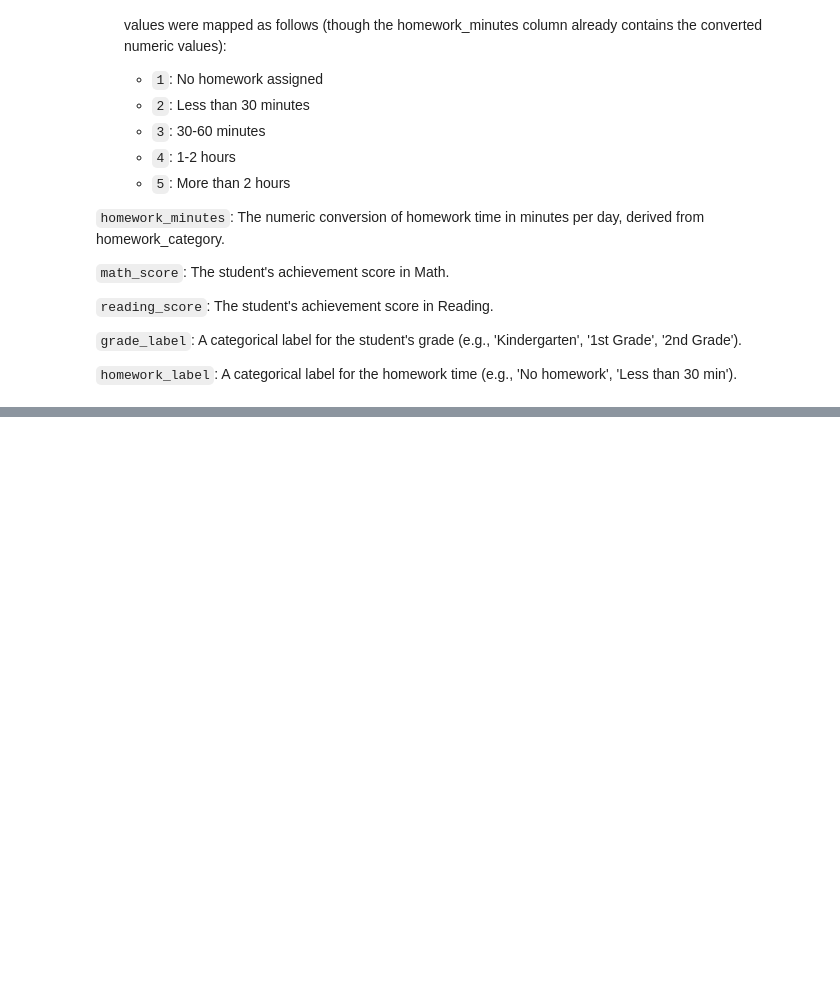
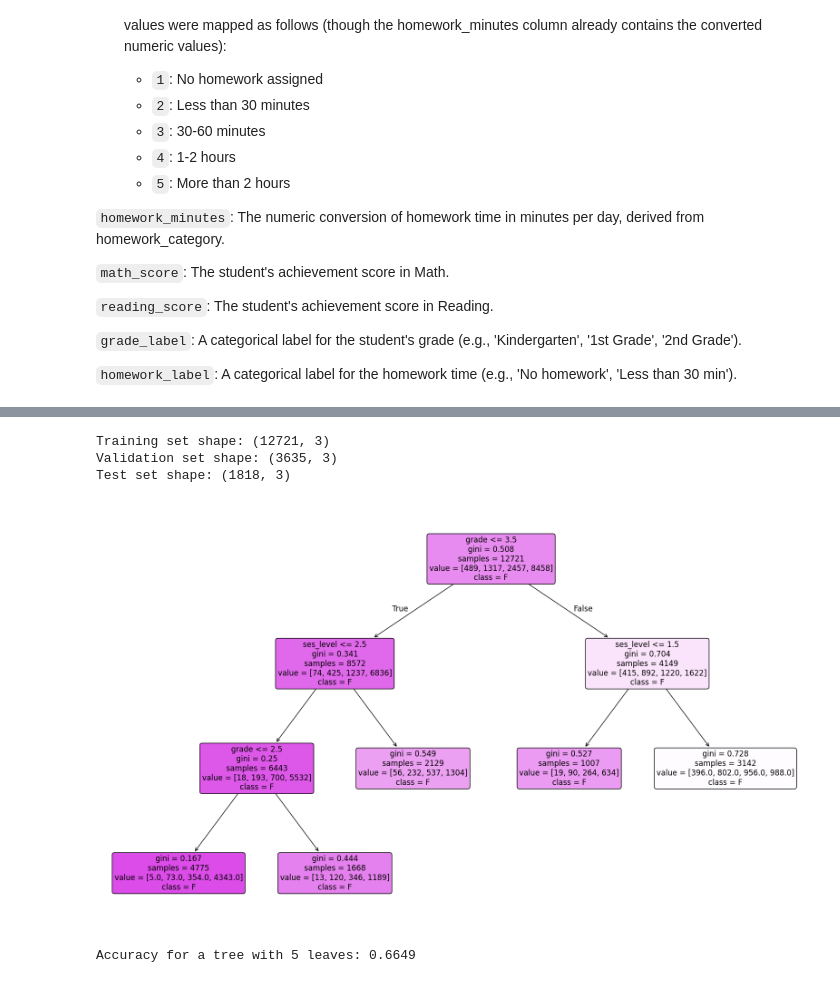
Before and after one commit to Amyy13/Amyy13, a Jupyter notebook: 10_Argonne_dataset_explorer.ipynb, the cells around one changed output, grey strips where cells are left out. Saved outputs shown, nothing was run; the diff lists cells and outputs as text; code cells hidden in the pictures; blank space fills up the shorter version.

```diff
--- a/10_Argonne_dataset_explorer.ipynb
+++ b/10_Argonne_dataset_explorer.ipynb
@@ -341,3 +357,11 @@ homework = pd.read_csv('https://raw.githubusercontent.com/jdomyancich/ai-for-sci
 `grade_label`: A categorical label for the student's grade (e.g., 'Kindergarten', '1st Grade', '2nd Grade').
 
 `homework_label`: A categorical label for the homework time (e.g., 'No homework', 'Less than 30 min').
+# %%
+homework['math_grade'] = np.where(homework['math_score'] > 89, "A", np.where(homework['math_score'] > 79, "B", np.where(homework['math_score'] > 69, 'C', np.where(homework['math_score'] > 59, "D", "F"))))
+y = homework['math_grade']
+
+features = ['grade', 'homework_minutes', 'ses_level']
+X = homework[features]
+
+X.head(20)
@@ -343,0 +386,33 @@ homework = pd.read_csv('https://raw.githubusercontent.com/jdomyancich/ai-for-sci
+# %%
+X_train, X_temp, y_train, y_temp = train_test_split(X, y, test_size = 0.3, random_state = 1, stratify = y)
+X_val, X_test, y_val, y_test = train_test_split(X_temp, y_temp, test_size = (1/3), random_state = 1, stratify = y_temp)
+
+print(f"Training set shape: {X_train.shape}")
+print(f"Validation set shape: {X_val.shape}")
+print(f"Test set shape: {X_test.shape}")
+
+simple_model = DecisionTreeClassifier(max_leaf_nodes= 5, random_state = 1)
+
+# Train the model on our training data
+# YOUR CODE HERE
+simple_model.fit(X_train, y_train)
+
+# Let's visualize the tree!
+plt.figure(figsize=(20, 12))
+plot_tree(simple_model,
+          feature_names=features,
+          class_names=sorted(y.unique()),
+          filled=True,
+          rounded=True,
+          fontsize=12)
+plt.show()
+val_predictions = simple_model.predict(X_val)
+accuracy= accuracy_score(y_val, val_predictions)
+
+print(f"Accuracy for a tree with 5 leaves: {accuracy:.4f}")
+# %% [output]
+Training set shape: (12721, 3)
+Validation set shape: (3635, 3)
+Test set shape: (1818, 3)
+[figure, added]
+Accuracy for a tree with 5 leaves: 0.6649
```
Also changed, not shown: parts of 7 cells of this notebook.
